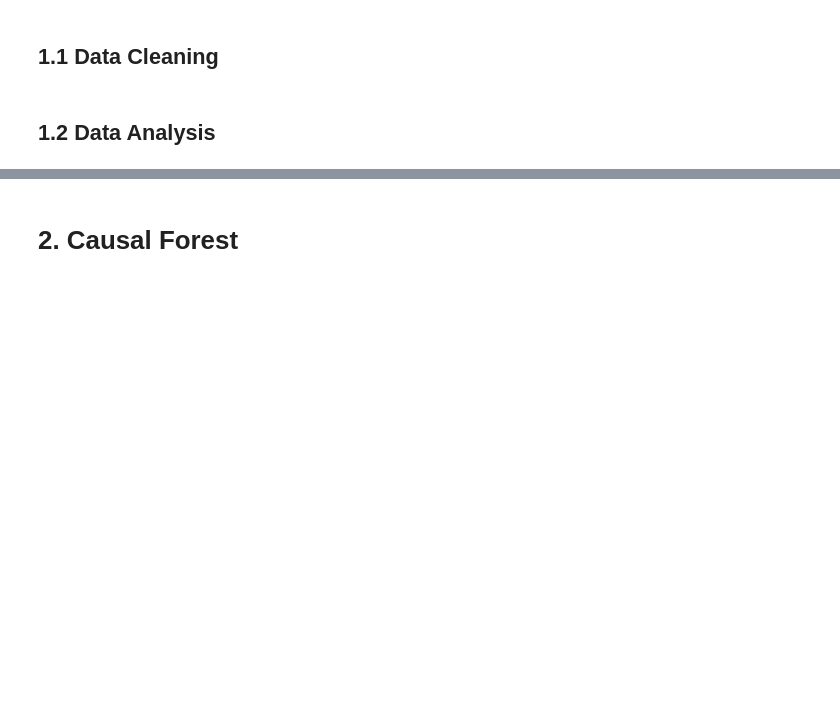
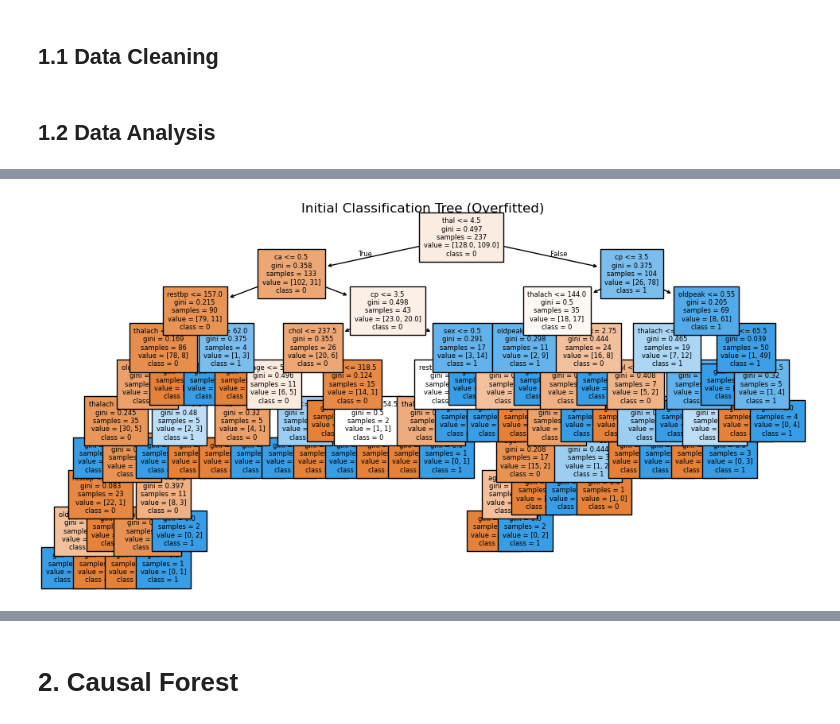
Before and after one commit to gsaco/Decision_Trees, a Jupyter notebook: Python/Script/Assigment.ipynb, the cells around one changed output, grey strips where cells are left out. Drawn from its saved outputs; the diff is of its cells as text; code cells hidden in the pictures; blank space fills up the shorter version.

```diff
--- a/Python/Script/Assigment.ipynb
+++ b/Python/Script/Assigment.ipynb
@@ -79,0 +44,98 @@ weighted avg       1.00      1.00      1.00        60
+# %%
+# --- PARTE 1.2: Árbol de Decisión con Pruning y Feature Importance ---
+
+import pandas as pd
+import numpy as np
+from sklearn.model_selection import train_test_split, cross_val_score
+from sklearn.tree import DecisionTreeClassifier, plot_tree
+from sklearn.metrics import confusion_matrix, classification_report, accuracy_score
+import matplotlib.pyplot as plt
+import seaborn as sns
+
+# 1️⃣ Cargar datos
+data = pd.read_csv("C:/Users/VICTOR/Documents/GitHub/Decision_Trees/R/input/processed.cleveland.data",
+                   header=None)
+data.columns = ['age', 'sex', 'cp', 'restbp', 'chol', 'fbs',
+                'restecg', 'thalach', 'exang', 'oldpeak',
+                'slope', 'ca', 'thal', 'hd']
+
+# 2️⃣ Limpiar datos ("?" → NaN, eliminar NA)
+data.replace('?', np.nan, inplace=True)
+data.dropna(inplace=True)
+data = data.apply(pd.to_numeric)
+
+# 3️⃣ Variable binaria de resultado
+data['y'] = np.where(data['hd'] > 0, 1, 0)
+
+# 4️⃣ Convertir categóricas
+categorical = ['sex', 'cp', 'fbs', 'restecg', 'exang', 'slope', 'ca', 'thal']
+for col in categorical:
+    data[col] = data[col].astype('category')
+
+# 5️⃣ Dividir en train/test
+X = data.drop(columns=['hd', 'y'])
+y = data['y']
+X_train, X_test, y_train, y_test = train_test_split(X, y, test_size=0.2, stratify=y, random_state=123)
+
+# 6️⃣ Árbol inicial (sin pruning)
+tree_model = DecisionTreeClassifier(random_state=123)
+tree_model.fit(X_train, y_train)
+
+# Graficar árbol
+plt.figure(figsize=(12,6))
+plot_tree(tree_model, filled=True, feature_names=X.columns, class_names=['0','1'], fontsize=6)
+plt.title("Initial Classification Tree (Overfitted)")
+plt.show()
+
+# 7️⃣ Matriz de confusión inicial
+y_pred = tree_model.predict(X_test)
+print("Initial accuracy:", accuracy_score(y_test, y_pred))
+print(confusion_matrix(y_test, y_pred))
+print(classification_report(y_test, y_pred))
+
+# 8️⃣ Cross-validation para pruning
+path = tree_model.cost_complexity_pruning_path(X_train, y_train)
+ccp_alphas = path.ccp_alphas
+
+cv_scores = []
+for alpha in ccp_alphas:
+    clf = DecisionTreeClassifier(random_state=123, ccp_alpha=alpha)
+    scores = cross_val_score(clf, X_train, y_train, cv=4)
+    cv_scores.append(scores.mean())
+
+# Graficar curva de inaccuracy
+plt.figure(figsize=(7,4))
+plt.plot(ccp_alphas, [1 - s for s in cv_scores], marker='o')
+plt.xlabel("Alpha (ccp_alpha)")
+plt.ylabel("Inaccuracy (1 - CV Accuracy)")
+plt.title("Cross-Validation Inaccuracy vs Alpha")
+plt.show()
+
+best_alpha = ccp_alphas[np.argmax(cv_scores)]
+print("Optimal alpha (cp):", best_alpha)
+
+# 9️⃣ Árbol podado
+pruned_tree = DecisionTreeClassifier(random_state=123, ccp_alpha=best_alpha)
+pruned_tree.fit(X_train, y_train)
+
+plt.figure(figsize=(12,6))
+plot_tree(pruned_tree, filled=True, feature_names=X.columns, class_names=['0','1'], fontsize=6)
+plt.title("Pruned Classification Tree (Optimal α)")
+plt.show()
+
+# 🔟 Evaluación final
+y_pred_pruned = pruned_tree.predict(X_test)
+print("Accuracy after pruning:", accuracy_score(y_test, y_pred_pruned))
+print(confusion_matrix(y_test, y_pred_pruned))
+print(classification_report(y_test, y_pred_pruned))
+
+# 1️⃣1️⃣ Importancia de variables
+importances = pd.Series(pruned_tree.feature_importances_, index=X.columns).sort_values(ascending=False)
+plt.figure(figsize=(8,5))
+sns.barplot(x=importances, y=importances.index)
+plt.title("Feature Importances - Pruned Tree")
+plt.xlabel("Importance")
+plt.ylabel("Variable")
+plt.show()
+# %% [output]
+[figure, added]
```
Also changed, not shown: parts of 4 cells of this notebook, 1 other file.
